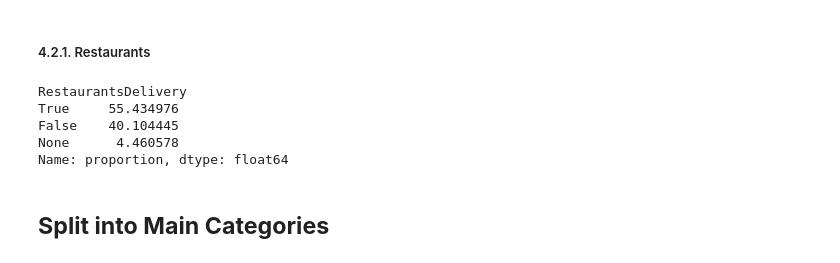
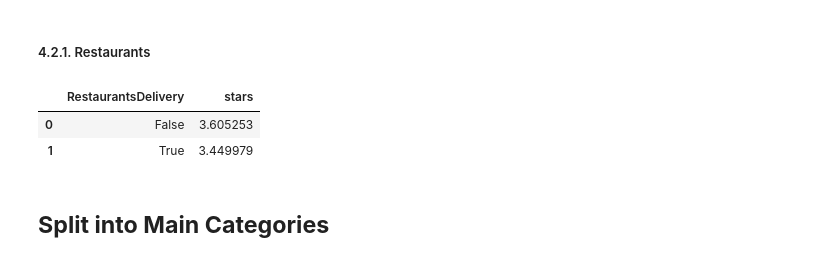
Before and after one commit to musasmike/msba_exit_yelp, a Jupyter notebook: msba_yelp.ipynb, the cells around one changed output. Drawn from its saved outputs; the diff is of its cells as text; code cells hidden in the pictures.

```diff
--- a/msba_yelp.ipynb
+++ b/msba_yelp.ipynb
@@ -309,13 +299,11 @@ plt.show()
 # %% [markdown]
 ##### 4.2.1. Restaurants
 # %%
-df_2.loc[df_2['main_category'] == 'Restaurant', 'RestaurantsDelivery'].value_counts(normalize=True) * 100
+df_2.loc[(df_2['main_category'] == 'Restaurant') & (df_2['RestaurantsDelivery'] != 'None')].groupby('RestaurantsDelivery')[['stars']].mean().reset_index().sort_values(by='stars', ascending=False)
 # %% [output]
-RestaurantsDelivery
-True     55.434976
-False    40.104445
-None      4.460578
-Name: proportion, dtype: float64
+|  | RestaurantsDelivery | stars |
+| 0 | False | 3.605253 |
+| 1 | True | 3.449979 |
 # %% [markdown]
 ## **Split into Main Categories**
 # %%
```
Also changed, not shown: parts of 1 cell of this notebook.
